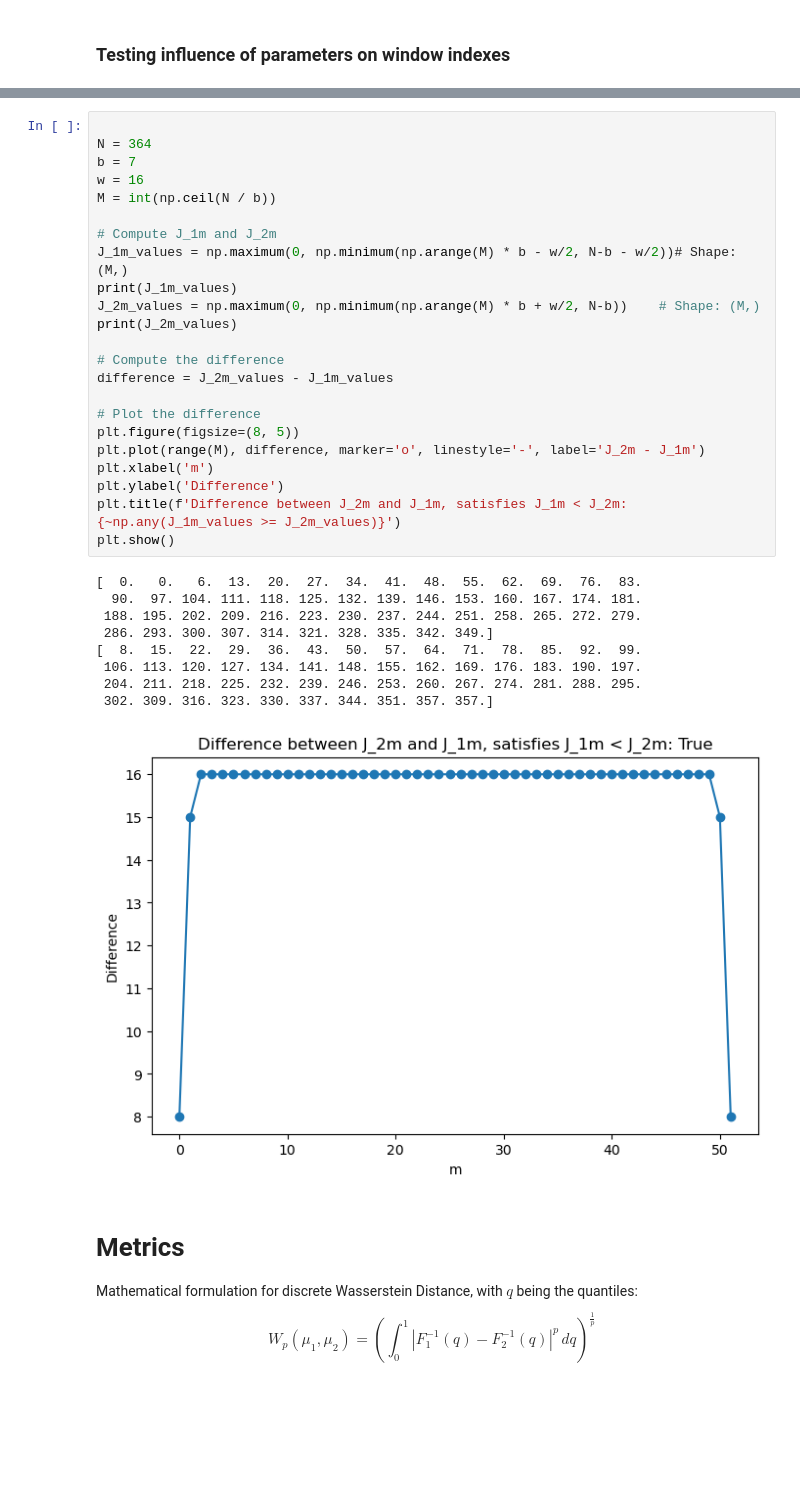
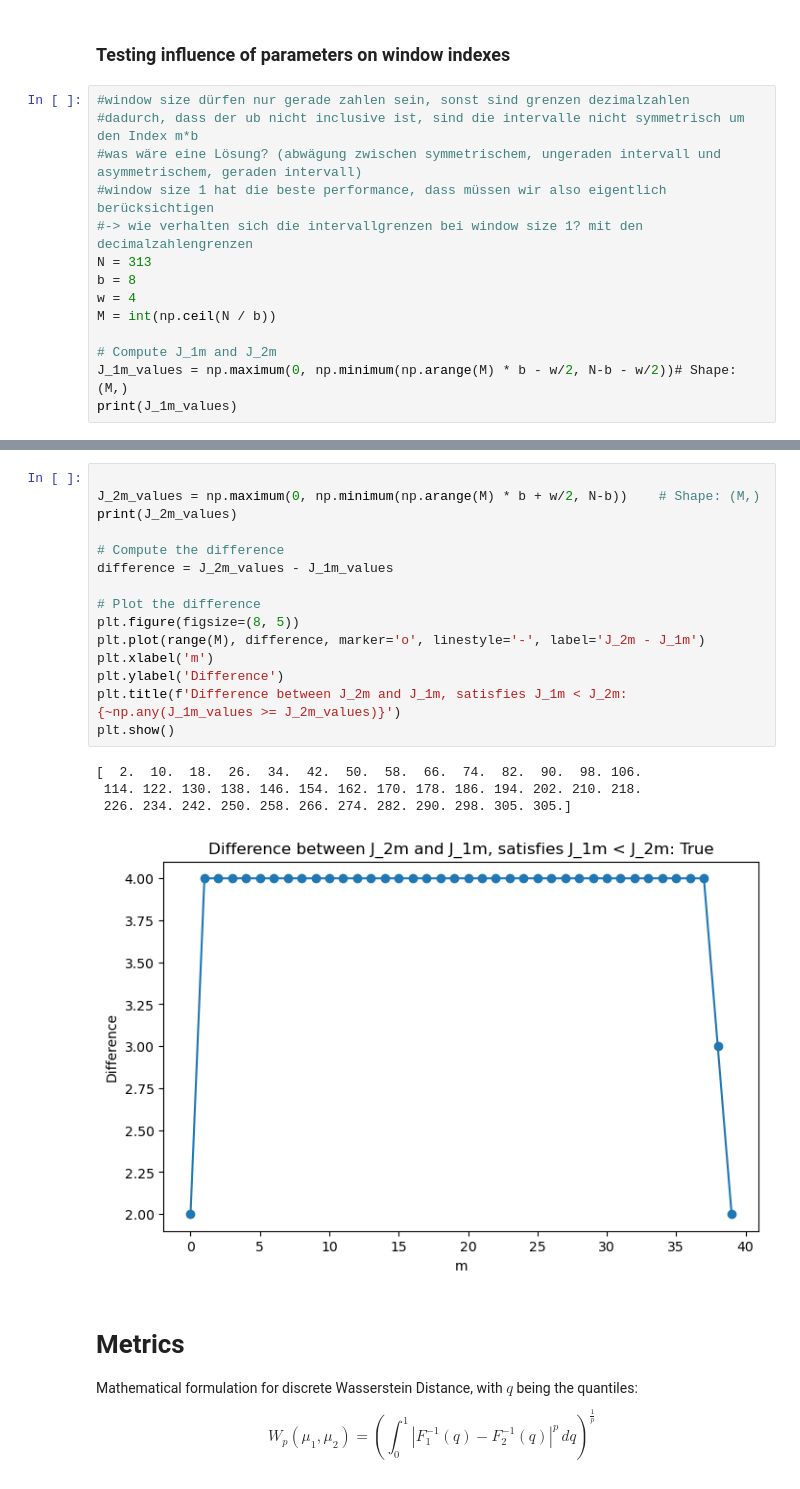
Before and after one commit to chrisnhr/Diplom, a Jupyter notebook: bootstrapping.ipynb, the cells around one changed output, grey strips where cells are left out. Cells and saved outputs as stored; diff of their text form; blank space fills up the shorter version.

```diff
--- a/bootstrapping.ipynb
+++ b/bootstrapping.ipynb
@@ -15,3 +15,17 @@ succes
 #cache decorator makes the functions non pickleable -> find
 # %% [markdown]
 ### Testing influence of parameters on window indexes
+# %%
+#window size dürfen nur gerade zahlen sein, sonst sind grenzen dezimalzahlen
+#dadurch, dass der ub nicht inclusive ist, sind die intervalle nicht symmetrisch um den Index m*b
+#was wäre eine Lösung? (abwägung zwischen symmetrischem, ungeraden intervall und asymmetrischem, geraden intervall)
+#window size 1 hat die beste performance, dass müssen wir also eigentlich berücksichtigen
+#-> wie verhalten sich die intervallgrenzen bei window size 1? mit den decimalzahlengrenzen
+N = 313
+b = 8
+w = 4
+M = int(np.ceil(N / b))
+
+# Compute J_1m and J_2m
+J_1m_values = np.maximum(0, np.minimum(np.arange(M) * b - w/2, N-b - w/2))# Shape: (M,)
+print(J_1m_values)
@@ -18,36 +36,23 @@ succes
 # %%
 
-N = 364
-b = 7
-w = 16
-M = int(np.ceil(N / b))
-
-# Compute J_1m and J_2m
-J_1m_values = np.maximum(0, np.minimum(np.arange(M) * b - w/2, N-b - w/2))# Shape: (M,)
-print(J_1m_values)
 J_2m_values = np.maximum(0, np.minimum(np.arange(M) * b + w/2, N-b))    # Shape: (M,)
 print(J_2m_values)
 
 # Compute the difference
 difference = J_2m_values - J_1m_values
 
 # Plot the difference
 plt.figure(figsize=(8, 5))
 plt.plot(range(M), difference, marker='o', linestyle='-', label='J_2m - J_1m')
 plt.xlabel('m')
 plt.ylabel('Difference')
 plt.title(f'Difference between J_2m and J_1m, satisfies J_1m < J_2m: {~np.any(J_1m_values >= J_2m_values)}')
 plt.show()
 # %% [output]
-[  0.   0.   6.  13.  20.  27.  34.  41.  48.  55.  62.  69.  76.  83.
-  90.  97. 104. 111. 118. 125. 132. 139. 146. 153. 160. 167. 174. 181.
- 188. 195. 202. 209. 216. 223. 230. 237. 244. 251. 258. 265. 272. 279.
- 286. 293. 300. 307. 314. 321. 328. 335. 342. 349.]
-[  8.  15.  22.  29.  36.  43.  50.  57.  64.  71.  78.  85.  92.  99.
- 106. 113. 120. 127. 134. 141. 148. 155. 162. 169. 176. 183. 190. 197.
- 204. 211. 218. 225. 232. 239. 246. 253. 260. 267. 274. 281. 288. 295.
- 302. 309. 316. 323. 330. 337. 344. 351. 357. 357.]
+[  2.  10.  18.  26.  34.  42.  50.  58.  66.  74.  82.  90.  98. 106.
+ 114. 122. 130. 138. 146. 154. 162. 170. 178. 186. 194. 202. 210. 218.
+ 226. 234. 242. 250. 258. 266. 274. 282. 290. 298. 305. 305.]
-[figure, old version]
+[figure, new version]
 # %% [markdown]
 # Metrics
 Mathematical formulation for discrete Wasserstein Distance, with $q$ being the quantiles:
```
Also changed, not shown: parts of 5 cells of this notebook, 3 other files.
